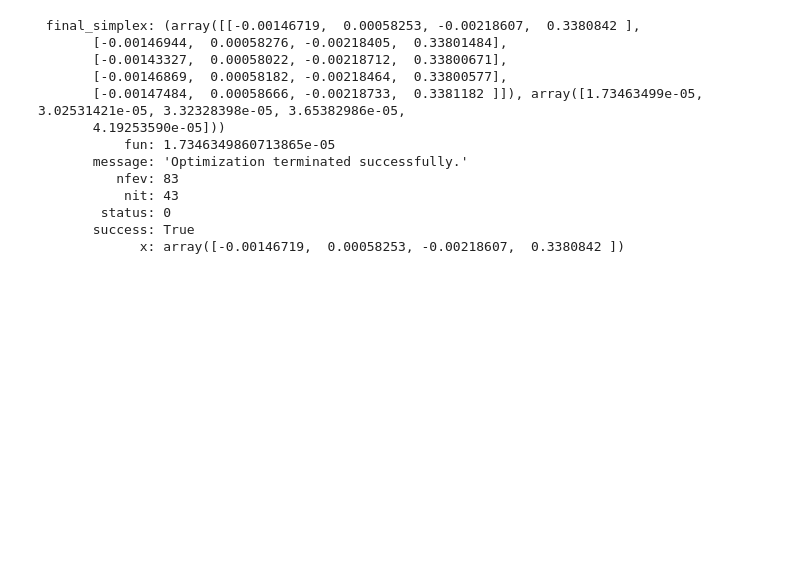
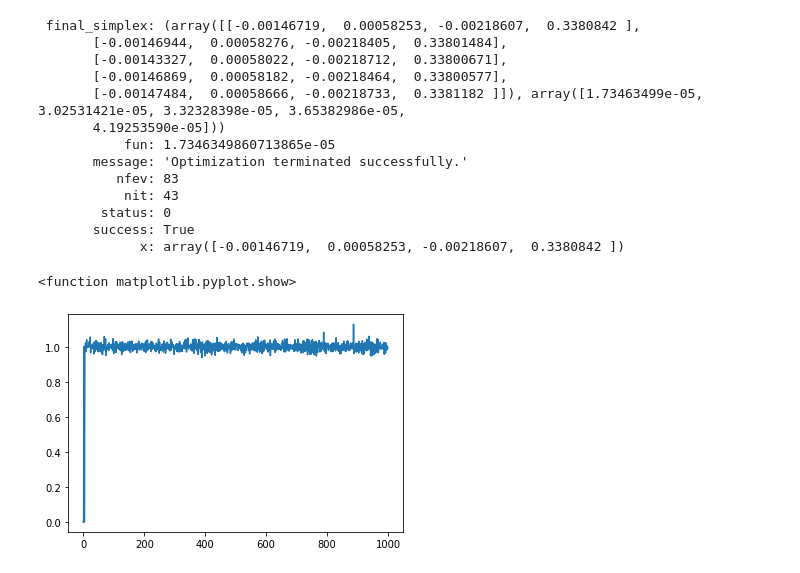
Before and after one commit to clirakis/Jupyter, a Jupyter notebook: MagSensor/FitMag.ipynb, the cells around one changed output. Cells and saved outputs as stored; diff of their text form; code cells hidden in the pictures; blank space fills up the shorter version.

```diff
--- a/MagSensor/FitMag.ipynb
+++ b/MagSensor/FitMag.ipynb
@@ -38,11 +51,23 @@ df = pd.read_csv("Mag2.CSV",dtype={'Index':np.int32,'Time':np.float64,
                                    'AZ':np.float64,'AY':np.float64,'AZ':np.float64,
                                    'MX':np.float64,'MY':np.float64,'MZ':np.float64,
                                    'H':np.float64,'R':np.float64,'P':np.float64})
-
-M = np.matrix([df['MX'], df['MY'], df['MZ']])
+ti = np.array(df['Index'])
 Mx = np.array(df['MX'])     # Magnetic field X only
 My = np.array(df['MY'])
 Mz = np.array(df['MZ'])
-#Ax = df['AX']     # Magnetic field X only
-#Ay = df['AY']
-#Az = df['AZ']
+mxy2 = np.power(Mx,2)+np.power(My,2)
+mxy = np.sqrt(mxy2)
+M  = np.sqrt(mxy2+np.power(Mz,2)) # the overall magnetic field scaler, this is invariant.
+#
+Ax = np.array(df['AX'])     # Acceleration
+Ay = np.array(df['AY'])
+Az = np.array(df['AZ'])
+Axy2 = np.power(Ax,2)+np.power(Ay,2)
+A = np.sqrt(Axy2+np.power(Az,2))
+# best guess on angle Phi, The real Az should be 1. Therefore Az measured = cos(Phi)
+# remove all zeros in the array to prevent nans in the division.
+rat = Az[Az!=0]/A[A != 0]
+PhiGuess = np.arccos(rat)
+PhiGuess0 = PhiGuess.mean()
+# Print out result in degrees. Seems like the sensor is tilted in Phi by this value.
+print('Guess on angular rotation on Z = ', np.rad2deg(PhiGuess0), ' Deg')
@@ -94,3 +115,9 @@ Optimization terminated successfully.
         status: 0
        success: True
              x: array([-0.00146719,  0.00058253, -0.00218607,  0.3380842 ])
+# %%
+plt.plot(ti,Az)
+plt.show
+# %% [output]
+<function matplotlib.pyplot.show>
+[figure, added]
```
Also changed, not shown: parts of 20 cells of this notebook.
